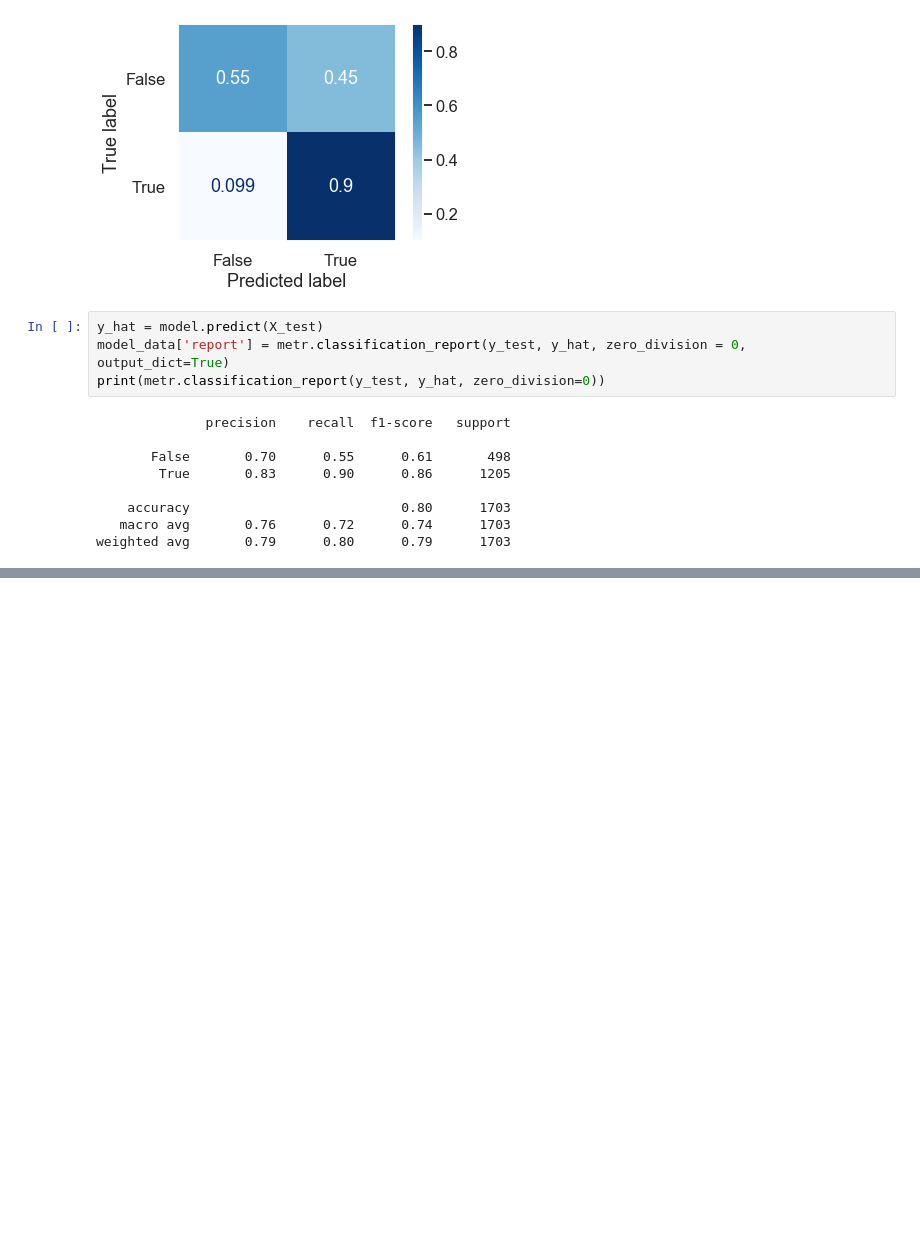
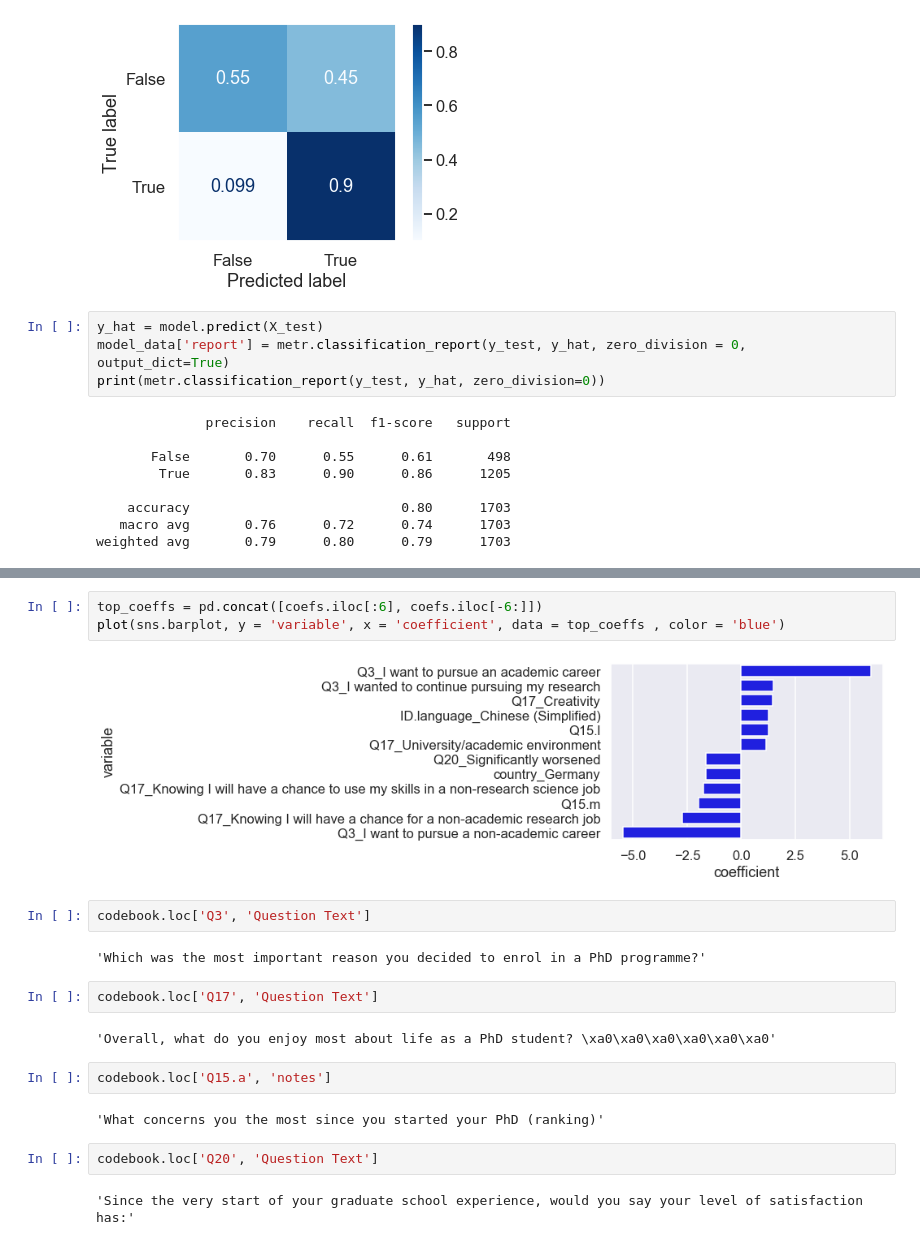
Before and after one commit to rcharan/nature-phd-survey, a Jupyter notebook: analyze.ipynb, the cells around one changed output, grey strips where cells are left out. Saved outputs shown, nothing was run; the diff lists cells and outputs as text; blank space fills up the shorter version.

```diff
--- a/analyze.ipynb
+++ b/analyze.ipynb
@@ -344,0 +399,21 @@ weighted avg       0.79      0.80      0.79      1703
+# %%
+top_coeffs = pd.concat([coefs.iloc[:6], coefs.iloc[-6:]])
+plot(sns.barplot, y = 'variable', x = 'coefficient', data = top_coeffs , color = 'blue')
+# %% [output]
+[figure, added]
+# %%
+codebook.loc['Q3', 'Question Text']
+# %% [output]
+'Which was the most important reason you decided to enrol in a PhD programme?'
+# %%
+codebook.loc['Q17', 'Question Text']
+# %% [output]
+'Overall, what do you enjoy most about life as a PhD student? \xa0\xa0\xa0\xa0\xa0\xa0'
+# %%
+codebook.loc['Q15.a', 'notes']
+# %% [output]
+'What concerns you the most since you started your PhD (ranking)'
+# %%
+codebook.loc['Q20', 'Question Text']
+# %% [output]
+'Since the very start of your graduate school experience, would you say your level of satisfaction has:'
```
Also changed, not shown: parts of 75 cells of this notebook, 6 other files.
